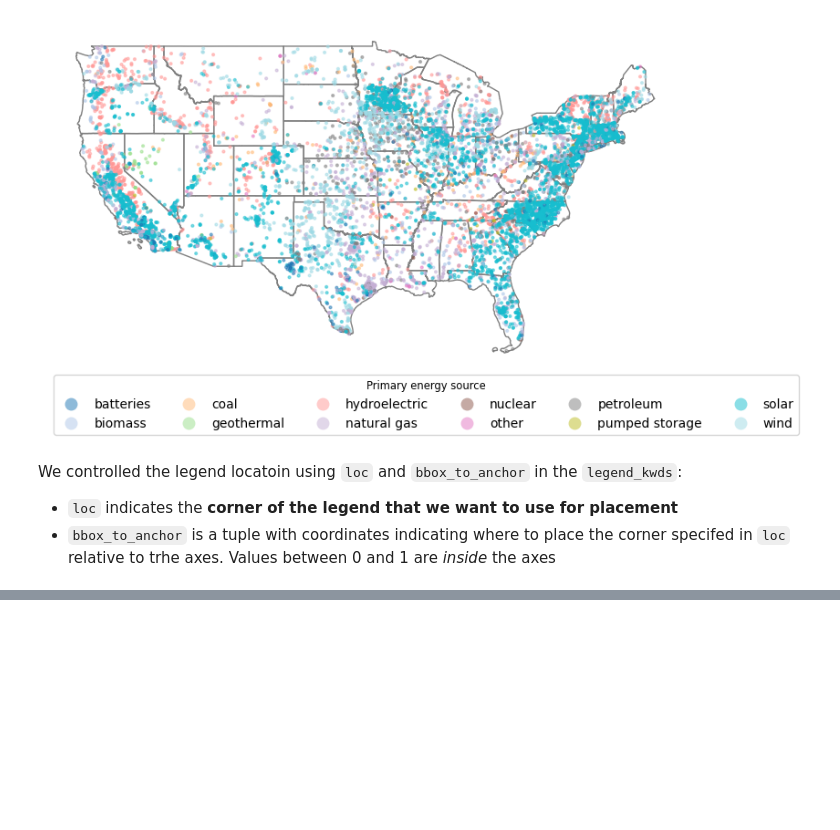
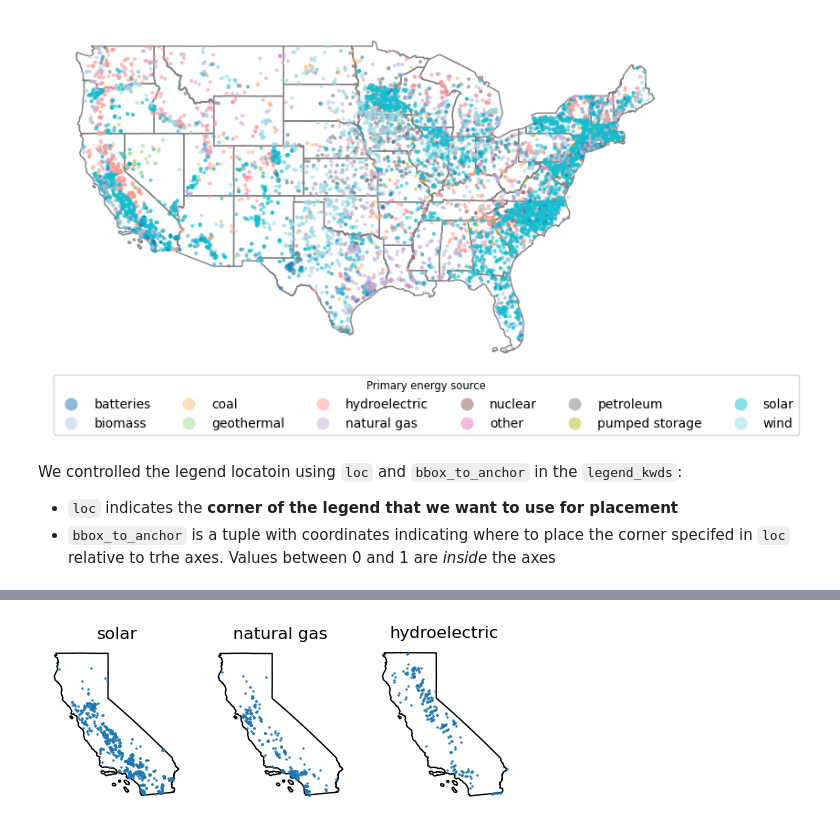
Before and after one commit to stephenccodes/EDS220-2024-in-class, a Jupyter notebook: week5-csv-to-geodf.ipynb, the cells around one changed output, grey strips where cells are left out. Saved outputs shown, nothing was run; the diff lists cells and outputs as text; code cells hidden in the pictures; blank space fills up the shorter version.

Commit message:
finish power plant and function practice

```diff
--- a/week5-csv-to-geodf.ipynb
+++ b/week5-csv-to-geodf.ipynb
@@ -298,0 +373,3 @@ We controlled the legend locatoin using `loc` and `bbox_to_anchor` in the `legen
+# %%
+ca_power_plants = power_plants[power_plants['state'] == 'California']
+ca_power_plants.head()
@@ -298,0 +383,21 @@ We controlled the legend locatoin using `loc` and `bbox_to_anchor` in the `legen
+# %%
+top_sources = ca_power_plants.primsource.value_counts().index[:3].tolist()
+# %%
+ca_boundary = states[states['name'] == 'California']
+# %%
+# Create a plot
+fig, axes = plt.subplots(nrows = 1, ncols = 3, figsize = (6,3))
+
+# Iterate over the energy source and the axis
+for ax, source in zip(axes, top_sources):
+    ca_boundary.plot(ax = ax,
+                    color = 'none')
+    # Select points for the sources
+    subset = ca_power_plants[ca_power_plants.primsource == source]
+    subset.plot(ax = ax,
+                markersize = 0.5)
+    ax.set_title(source)
+    ax.axis('off')
+plt.show()
+# %% [output]
+[figure, added]
```
Also changed, not shown: parts of 26 cells of this notebook.
